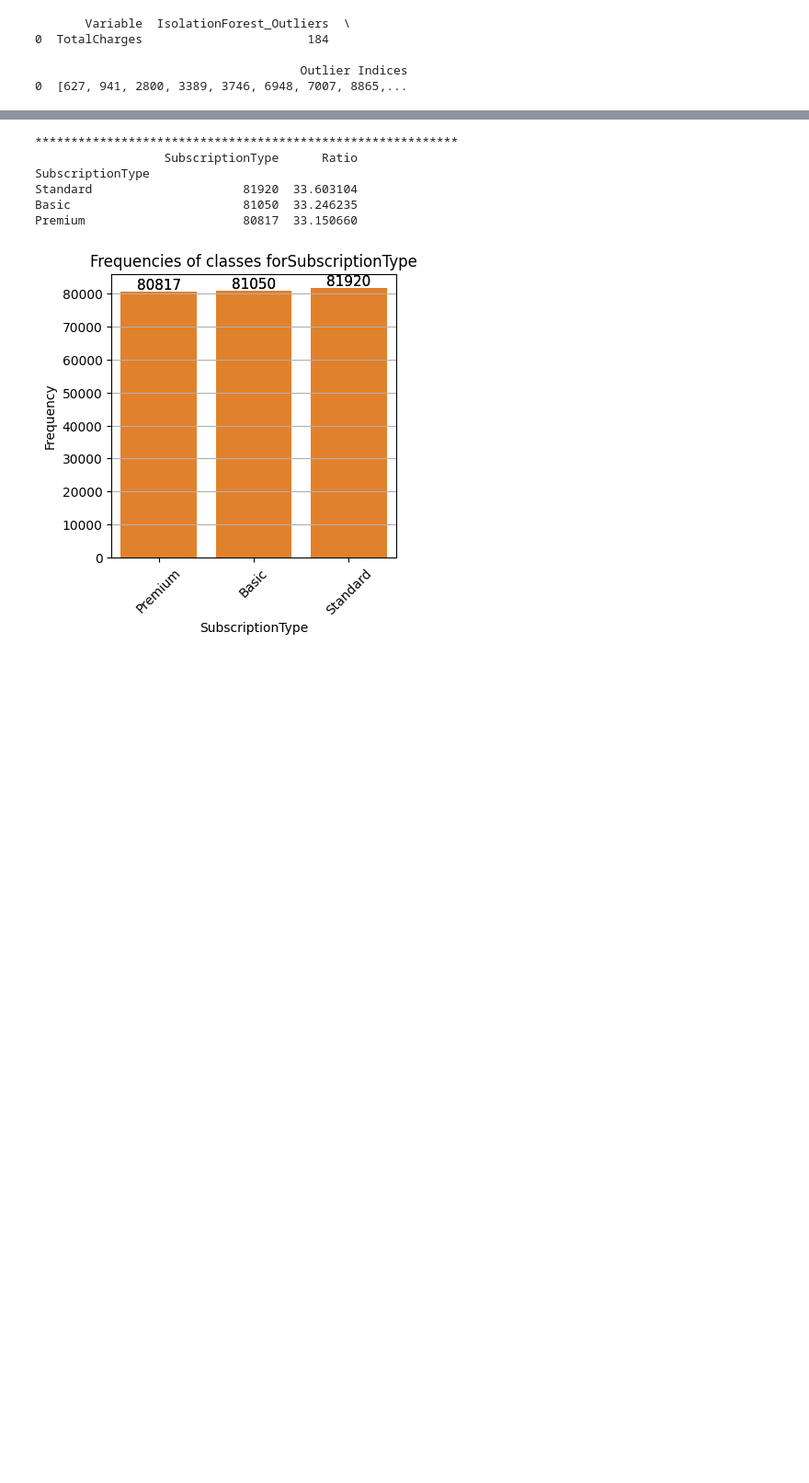
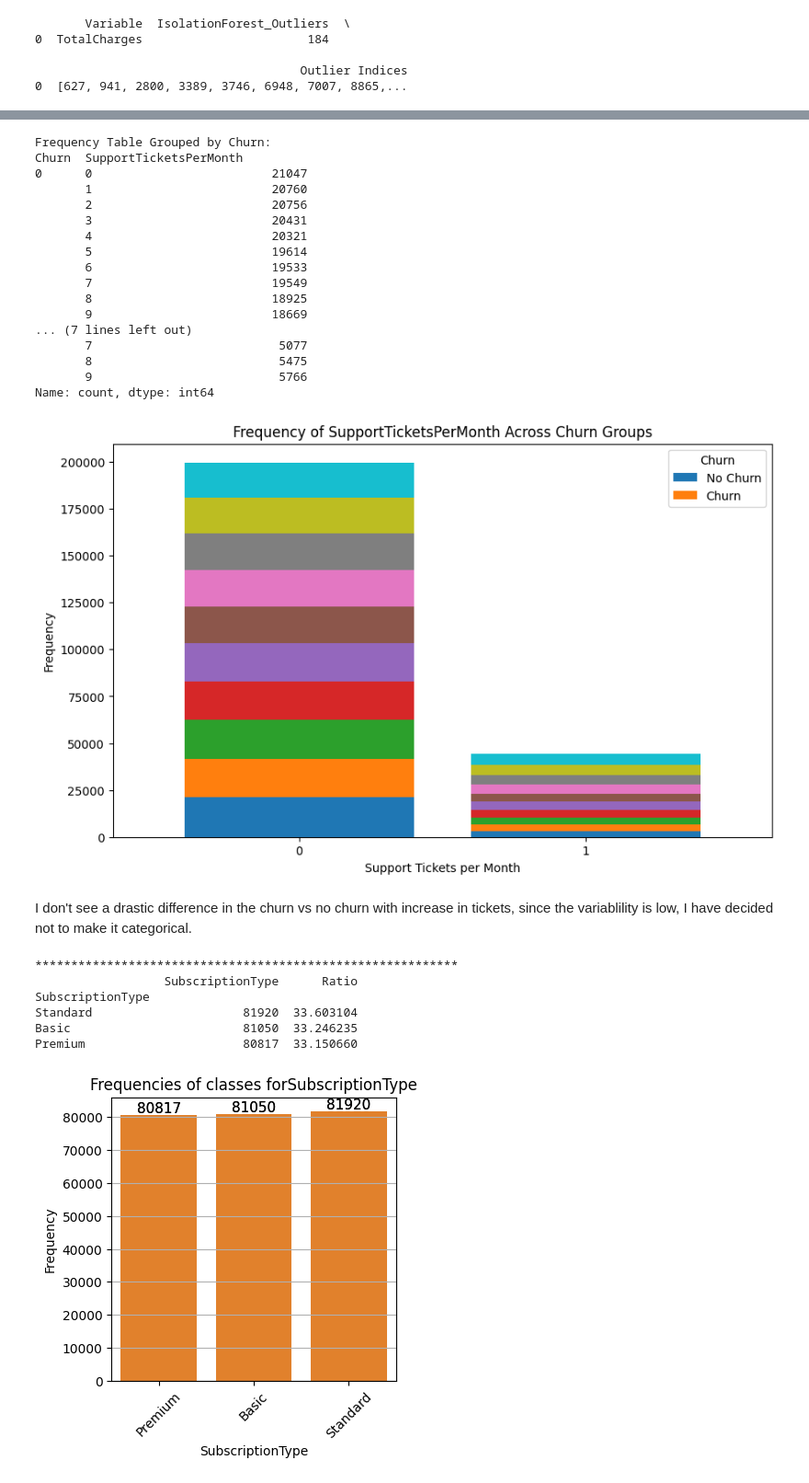
Before and after one commit to gappy401/Data-Challenges, a Jupyter notebook: Predictive Analytics for Customer Churn/Churn-Model.ipynb, the cells around one changed output, grey strips where cells are left out. Shown at 92% size. Cells and saved outputs as stored; diff of their text form; code cells hidden in the pictures; blank space fills up the shorter version.

```diff
--- a/Predictive Analytics for Customer Churn/Churn-Model.ipynb
+++ b/Predictive Analytics for Customer Churn/Churn-Model.ipynb
@@ -421,3 +272,41 @@ Successfully installed seaborn-0.13.2
+# %%
+# Frequency Table Grouped by Churn
+print("Frequency Table Grouped by Churn:")
+frequency_table = data.groupby('Churn')['SupportTicketsPerMonth'].value_counts().sort_index()
+print(frequency_table)
+
+# Reshaping the Frequency Table for a Stacked Bar Chart
+frequency_table = data.groupby('Churn')['SupportTicketsPerMonth'].value_counts().unstack()
+
+# Plotting the Stacked Bar Chart
+frequency_table.plot(kind='bar', stacked=True, figsize=(10, 6), width=0.8)
+plt.title('Frequency of SupportTicketsPerMonth Across Churn Groups')
+plt.xlabel('Support Tickets per Month')
+plt.ylabel('Frequency')
+plt.xticks(rotation=0)
+plt.legend(title='Churn', labels=['No Churn', 'Churn'])
+plt.show()
+# %% [output]
+Frequency Table Grouped by Churn:
+Churn  SupportTicketsPerMonth
+0      0                         21047
+       1                         20760
+       2                         20756
+       3                         20431
+       4                         20321
+       5                         19614
+       6                         19533
+       7                         19549
+       8                         18925
+       9                         18669
+... (7 lines left out)
+       7                          5077
+       8                          5475
+       9                          5766
+Name: count, dtype: int64
+[figure, added]
+# %% [markdown]
+I don't see a drastic difference in the churn vs no churn with increase in tickets, since the variablility is low, I have decided not to make it categorical.
 # %%
 import seaborn as sns
 def cat_var_anal(dataframe, cat_cols, plot=False):
```
Also changed, not shown: parts of 83 cells of this notebook, 1 other file.
